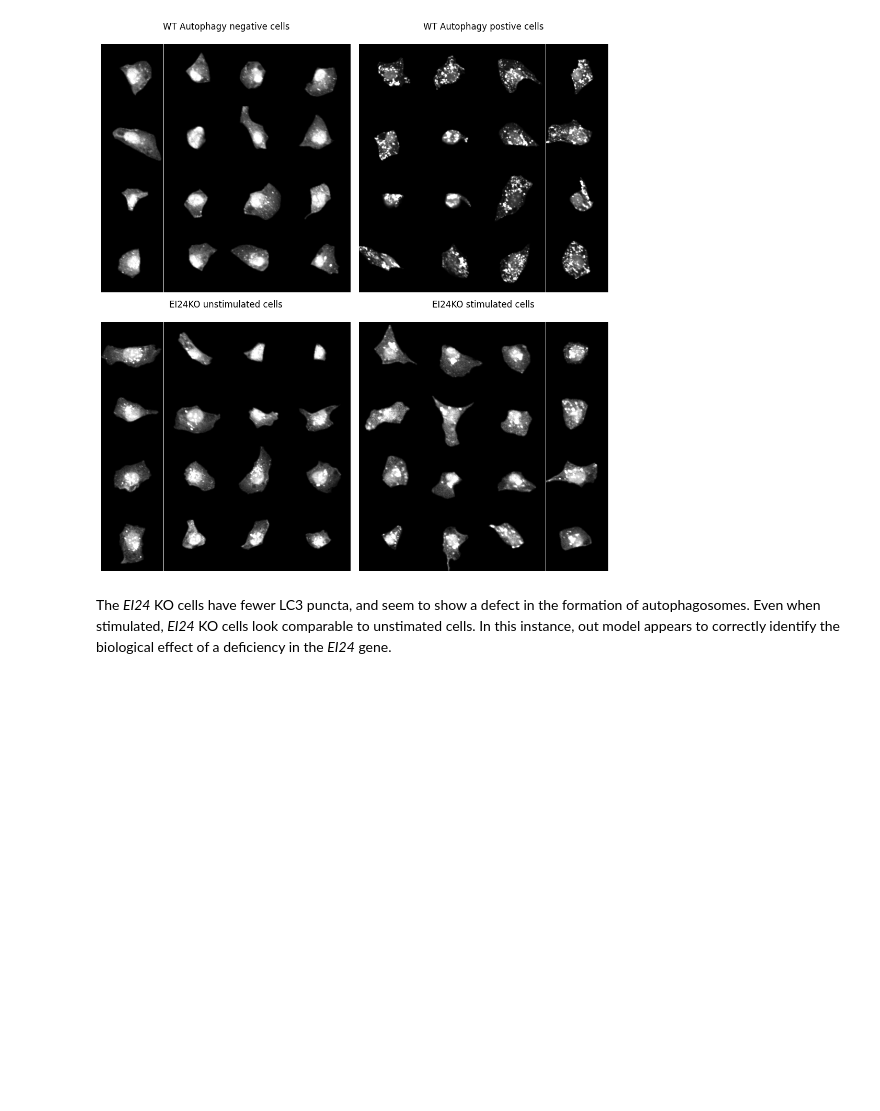
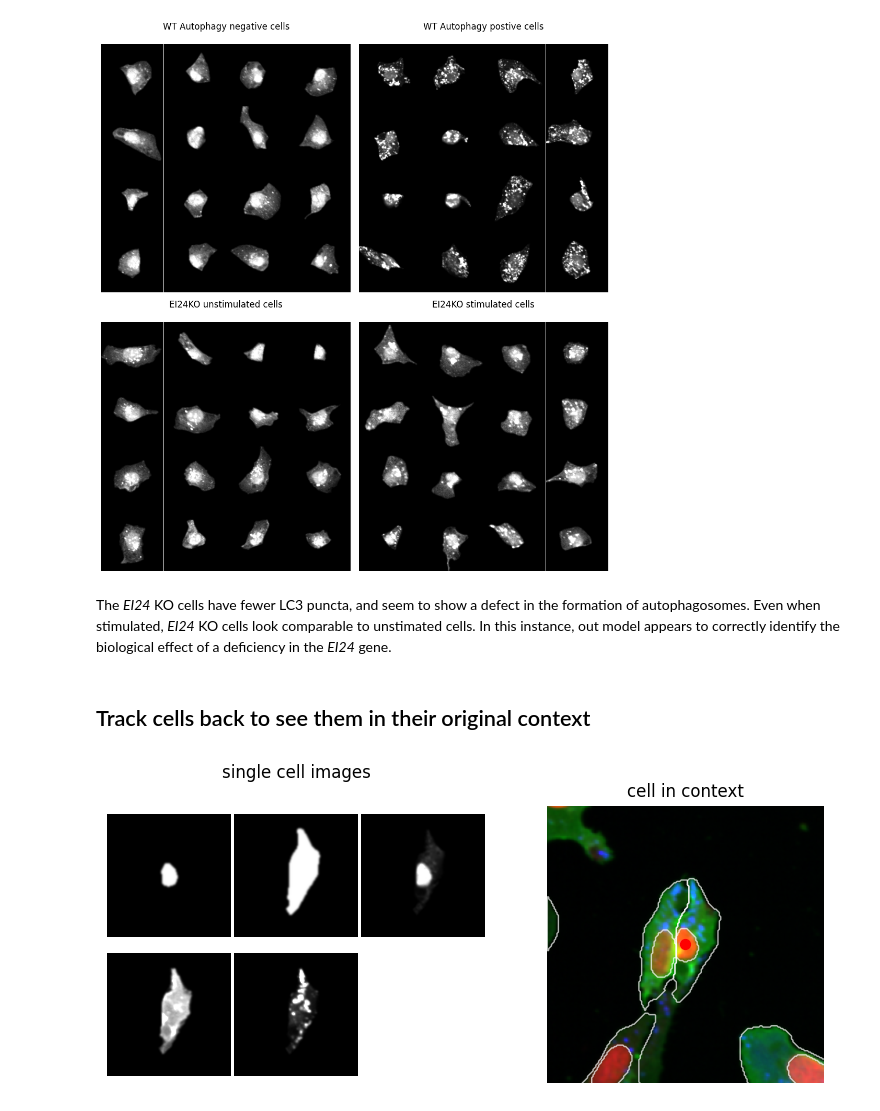
Before and after one commit to laminlabs/lamin-usecases, a Jupyter notebook: docs/imaging4.ipynb, the cells around one changed output. Drawn from its saved outputs; the diff is of its cells as text; code cells hidden in the pictures; blank space fills up the shorter version.

```diff
--- a/docs/imaging4.ipynb
+++ b/docs/imaging4.ipynb
@@ -304,6 +307,49 @@ fig.tight_layout()
 [figure]
 # %% [markdown]
 The *EI24* KO cells have fewer LC3 puncta, and seem to show a defect in the formation of autophagosomes. Even when stimulated, *EI24* KO cells look comparable to unstimated cells. In this instance, out model appears to correctly identify the biological effect of a deficiency in the *EI24* gene.
+# %% [markdown]
+## Track cells back to see them in their original context
+# %%
+# select a random cell from the WT  dataset
+cell = features_wt.sample(1, random_state = 42)
+dataset = cell["dataset"].values[0]
+cell_id = cell["cell_id"].values[0]
+
+# get spatialdata object and single-cell image dataset
+sdata = ln.Artifact.get(key = ln.Artifact.get(dataset).key.replace("single_cell_data.h5", "spatialdata.zarr")).load()
+single_cell_images = get_image(cell_id, dataset)
+
+#lookup location of cell of interest
+x, y = sdata["centers_seg_all_nucleus"].compute().loc[cell_id, :]
+
+# subset spatialdata object to only contain local context of the cell of interest
+width = 100
+height = 100
+
+sdata_window = sdata.query.bounding_box(
+    axes=["x", "y"],
+    min_coordinate=[x - width, y - height],
+    max_coordinate=[x + width, y + height],
+    target_coordinate_system="global",
+)
+
+# convert rasterized segmentation results to a vectorized format for prettier visualization
+sdata_window["seg_all_nucleus_vectorized"] = to_polygons(sdata_window["seg_all_nucleus"])
+sdata_window["seg_all_cytosol_vectorized"] = to_polygons(sdata_window["seg_all_cytosol"])
+
+# plot single-cell images and spatial context
+fig, axs = plt.subplots(1, 2, figsize=(8, 3.5))
+plot_image_grid(axs[0], [single_cell_images[i] for i in range(single_cell_images.shape[0])], 2, 3, title = "single cell images", spacing=0.01)
+
+sdata_window.pl.render_images("input_image").pl.show(ax=axs[1], title="Input Image");
+sdata_window.pl.render_shapes("seg_all_nucleus_vectorized", fill_alpha=0, outline_alpha=0.7, outline_width=1, outline_color = "white").pl.show(ax=axs[1]);
+sdata_window.pl.render_shapes("seg_all_cytosol_vectorized", fill_alpha=0, outline_alpha=0.7, outline_width=1, outline_color = "white").pl.show(ax=axs[1], title="cell in context");
+axs[1].scatter(x, y, color = "red", s = 50)
+axs[1].axis("off");
+
+fig.tight_layout()
+# %% [output]
+[figure, added]
 # %%
 ln.finish()
 # %% [output]
```
Also changed, not shown: parts of 4 cells of this notebook.
